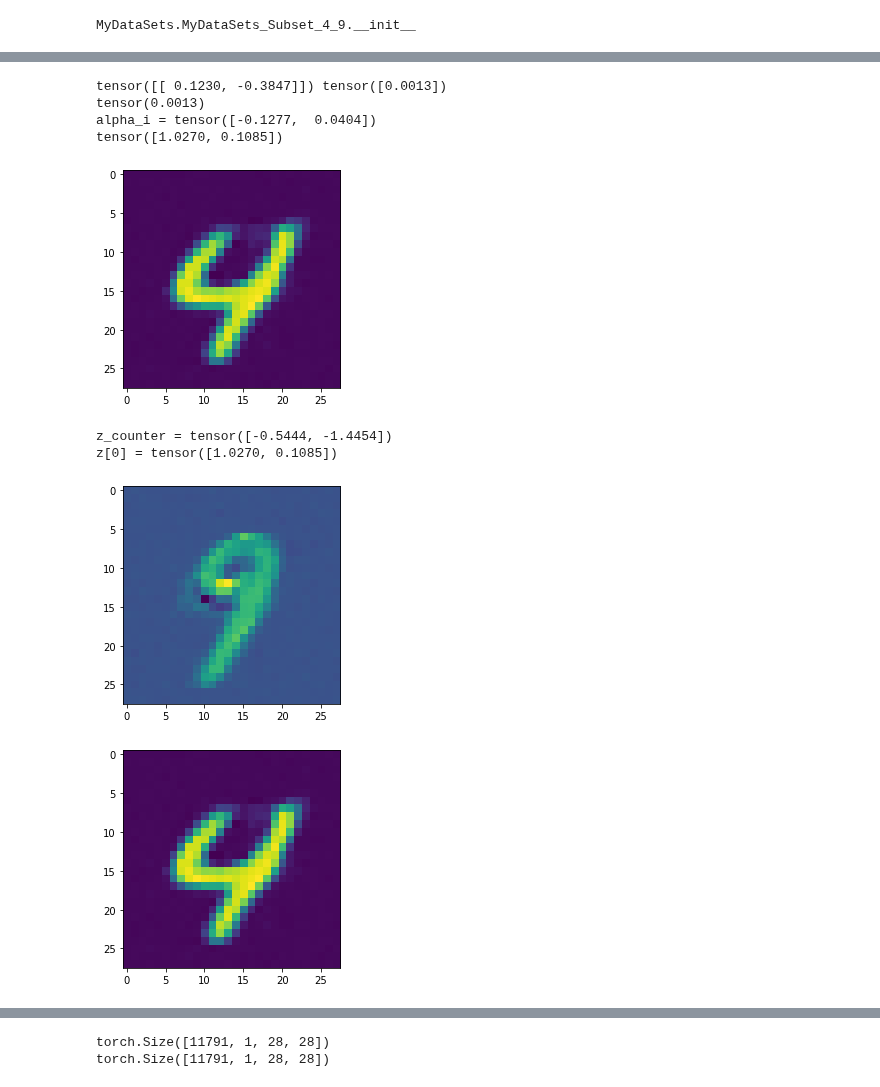
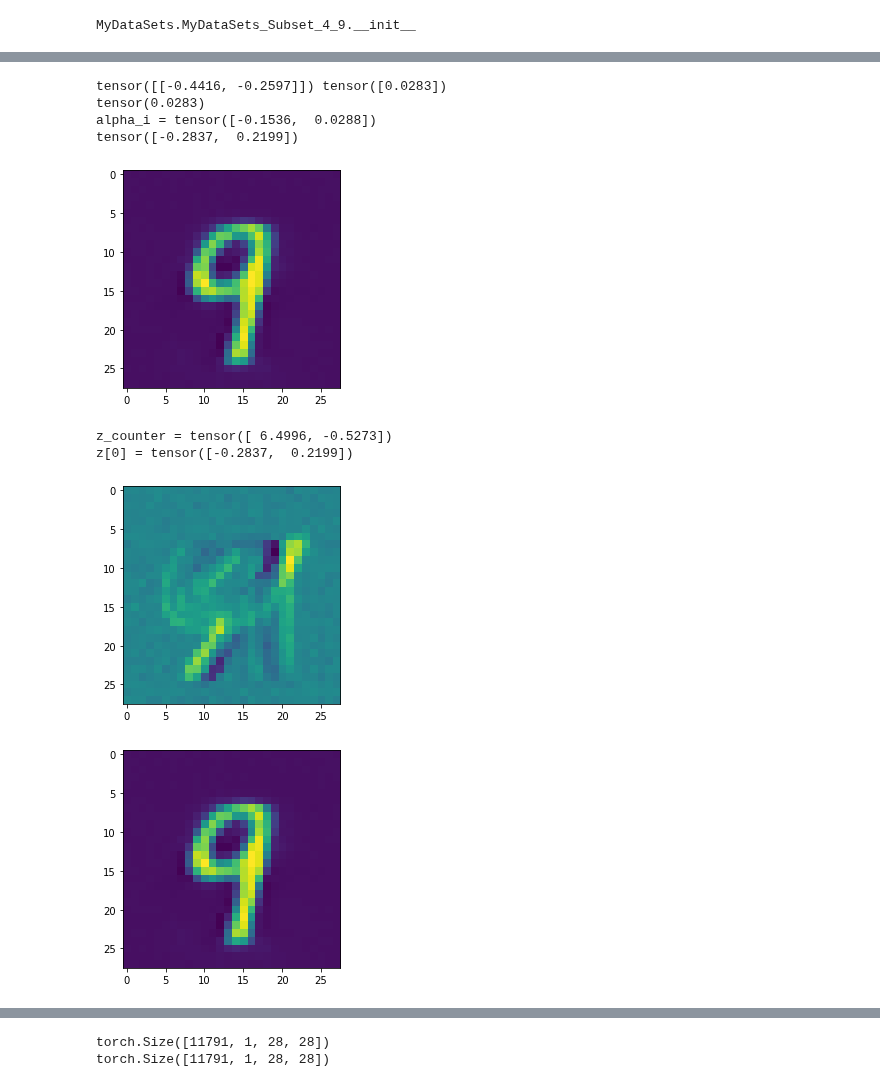
Before and after one commit to DominikOcsofszki/mlp, a Jupyter notebook: pd.ipynb, the cells around one changed output, grey strips where cells are left out. Cells and saved outputs as stored; diff of their text form; code cells hidden in the pictures.

```diff
--- a/pd.ipynb
+++ b/pd.ipynb
@@ -8,6 +8,10 @@ import helper
 # %%
 model_copy_vae = model.VaeFinal_only_one_hidden_copy()
 model_copy_vae = helper.import_model_name_weights_copy(model_x=model_copy_vae, activate_eval=True)
+
+# model_copy
+model_copy = model.VaeFinal_only_one_hidden_copy()
+model_copy = helper.import_model_name_weights_copy(model_x=model_copy, activate_eval=True)
 # %%
 import MyDataSet
 import pandas as pd
@@ -249,27 +266,32 @@ z_counter = z[0] + STEPS * alpha_i*w
 #     print(f'{z_counter = }')
 # print(f'{z[0] = }')
 # %% [output]
-tensor([[ 0.1230, -0.3847]]) tensor([0.0013])
-tensor(0.0013)
-alpha_i = tensor([-0.1277,  0.0404])
-tensor([1.0270, 0.1085])
+tensor([[-0.4416, -0.2597]]) tensor([0.0283])
+tensor(0.0283)
+alpha_i = tensor([-0.1536,  0.0288])
+tensor([-0.2837,  0.2199])
-[figure, old version]
+[figure, new version]
 # %%
+import torch
+import model
+import helper
+model_copy_vae = model.VaeFinal_only_one_hidden_copy()
+model_copy_vae = helper.import_model_name_weights_copy(model_x=model_copy_vae, activate_eval=True)
 with torch.no_grad():
     z_counter_recons_img = model_copy_vae.decode(z_counter)
     plt.imshow(z_counter_recons_img.view(28,28))
     print(f'{z_counter = }')
 print(f'{z[0] = }')
 # %% [output]
-z_counter = tensor([-0.5444, -1.4454])
-z[0] = tensor([1.0270, 0.1085])
+z_counter = tensor([ 6.4996, -0.5273])
+z[0] = tensor([-0.2837,  0.2199])
-[figure, old version]
+[figure, new version]
 # %%
 with torch.no_grad():
     org_recons_img = model_copy_vae.decode(z[0])
     plt.imshow(org_recons_img.view(28,28))
 # %% [output]
-[figure, old version]
+[figure, new version]
 # %%
 def plt_show_counter_with_steps(z,steps):
     STEPS = steps
```
Also changed, not shown: parts of 20 cells of this notebook, 27 other files.
